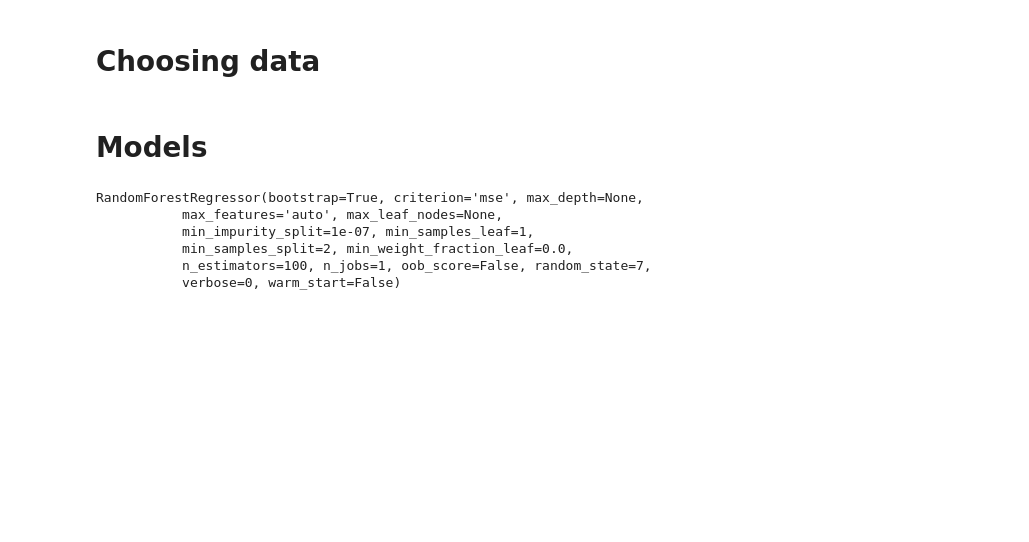
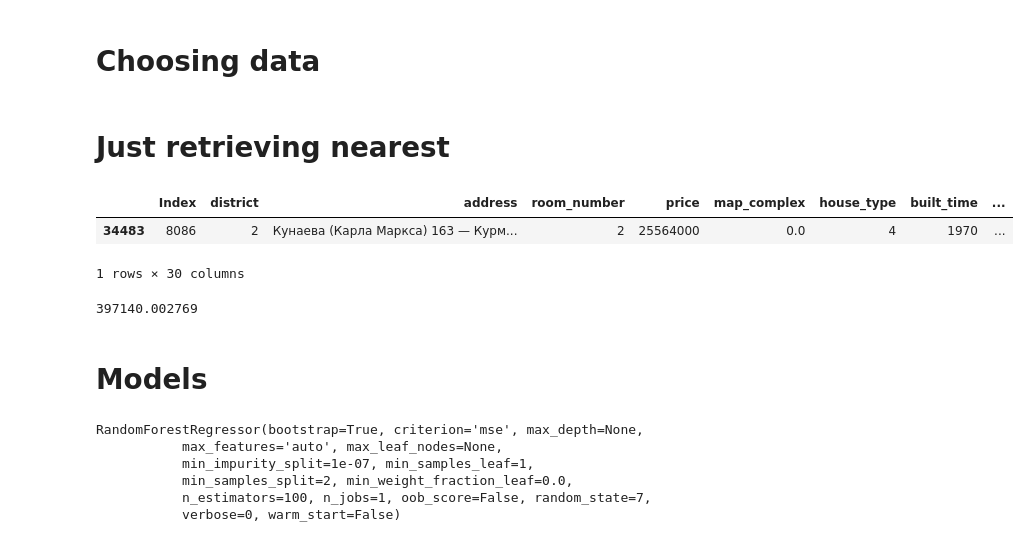
Before and after one commit to electricvortex/ml_house_price_calculation, a Jupyter notebook: MAIN Model.ipynb, the cells around one changed output. Drawn from its saved outputs; the diff is of its cells as text; code cells hidden in the pictures; blank space fills up the shorter version.

```diff
--- a/MAIN Model.ipynb
+++ b/MAIN Model.ipynb
@@ -43,9 +43,19 @@ data.replace(-1, 0, inplace=True)
 data.replace(' С ', '0', inplace=True)
 
 data = shuffle(data)
-data['sqr_meter'] = (data['price'] / data['all_space'])
-data['sqr_meter'] = pd.to_numeric(data['sqr_meter'], errors='coerce')
-#data['sqr_meter'] = data['sqr_meter'].convert_objects(convert_numeric=True)
+# data['sqr_meter'] = (data['price'] / data['all_space'])
+# data['sqr_meter'] = pd.to_numeric(data['sqr_meter'], errors='coerce')
+
+def get_price_for_sqr_meter(dataframe):
+    dataframe = dataframe.copy()
+    dataframe[u'price_for_sqr_meter'] = dataframe.apply(calculate_price_for_sqr_meter, axis = 1)
+    return dataframe
+
+def calculate_price_for_sqr_meter(x):
+    return (x[u'price'] + 0.0) / x[u'all_space']
+
+data.drop(32983, inplace=True)
+data = get_price_for_sqr_meter(data)
 
 data = data.reset_index(drop=True)
 # %%
@@ -66,3 +76,8 @@ y = data['price']
 # X = pd.concat([X, X_geo], axis=1)
 
 X_train, X_test, y_train, y_test = train_test_split(X, y, random_state=7)
+# %% [markdown]
+# Just retrieving nearest
+# %%
+#instead of X_test will be given an input
+out = data[-1:]
@@ -69,3 +126,13 @@ X_train, X_test, y_train, y_test = train_test_split(X, y, random_state=7)
+# %%
+out
+# %% [output]
+|  | Index | district | address | room_number | price | map_complex | house_type | built_time | ... |
+| 34483 | 8086 | 2 | Кунаева (Карла Маркса) 163 — Курм... | 2 | 25564000 | 0.0 | 4 | 1970 | ... |
+1 rows × 30 columns
+# %%
+print(average_from_nearest(data))
+# %% [output]
+397140.002769
 # %% [markdown]
 # Models
 # %%
```
Also changed, not shown: parts of 3 cells of this notebook, 1 other file.
